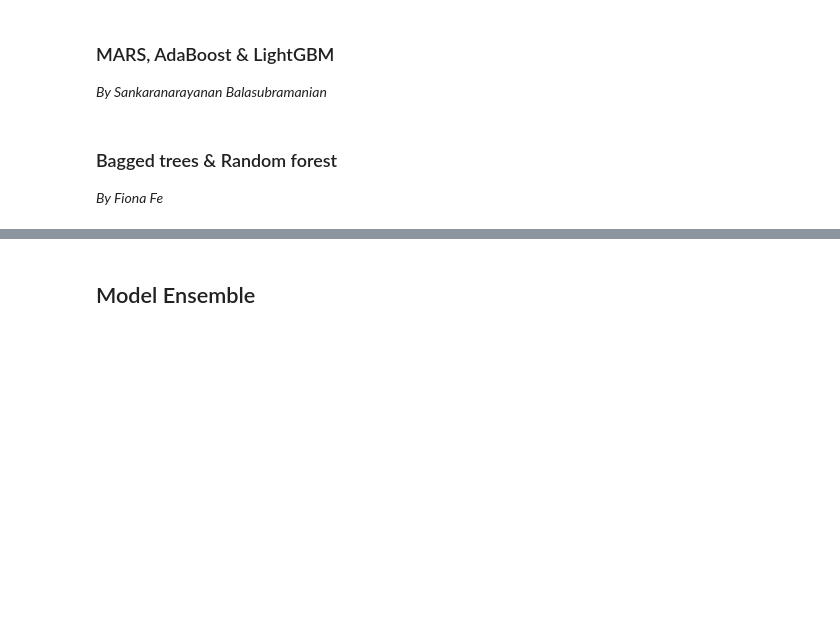
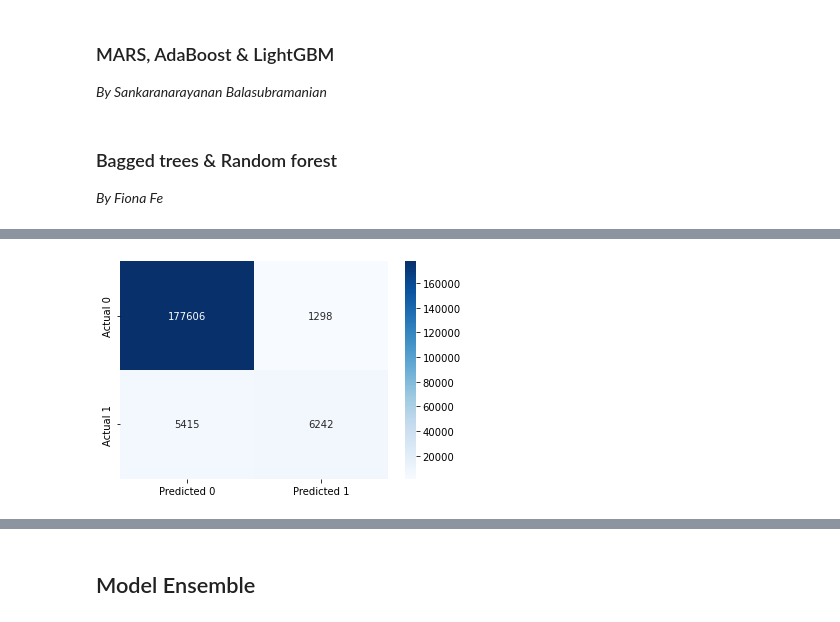
Before and after one commit to jprette/STAT-303-3, a Jupyter notebook: Documentation/Project Code Template.ipynb, the cells around one changed output, grey strips where cells are left out. Drawn from its saved outputs; the diff is of its cells as text; code cells hidden in the pictures; blank space fills up the shorter version.

```diff
--- a/Documentation/Project Code Template.ipynb
+++ b/Documentation/Project Code Template.ipynb
@@ -82,0 +203,26 @@ Put each model in a section of its name and mention the name of the team-member
+# %%
+train_xgb = data_xgb.copy()
+train_xgb['income'] = train_xgb['income'].apply(lambda x: 1 if x == ' 50000+.' else 0)
+
+test_xgb = pd.read_csv('../census-income.test',header=None)
+test_xgb.columns=column_names
+test_xgb.drop(['migr_change_msa','migr_change_reg','migr_move_msa','migr_sunbelt'],axis = 1,inplace=True)
+test_xgb.dropna(inplace=True)
+test_xgb.drop('inst_weight', axis=1, inplace=True)
+test_xgb['income'] = test_xgb['income'].apply(lambda x: 1 if x == ' 50000+.' else 0)
+# %%
+#label encoding. Have tried on-hot encoding, no difference in model performance. Thus used label to keep things cleaner
+label = [
+    'class', 'ind_code_det', 'occ_code_det', 'education', 'enroll_edu', 'marital',
+    'ind_code_maj', 'occ_code_maj', 'race', 'hisp_origin', 'sex', 'lab_union', 'reason_unemp',
+    'emp_status', 'tax_filer_stat', 'prev_res_area', 'prev_res_state',
+    'fam_state', 'fam_state_sum', 'lived_1yr', 'fam_members_u18', 'birth_dad', 'birth_mom', 'birth_self', 'citizenship',
+    'employed_status', 'veteran_admin', 'veteran_benefit', 'year']
+from sklearn import preprocessing
+
+lbl = preprocessing.LabelEncoder()
+for pred in label:
+    train_xgb[pred] = lbl.fit_transform(train_xgb[pred])
+    test_xgb[pred] = lbl.fit_transform(test_xgb[pred])
+    train_xgb[pred] = train_xgb[pred]
+train_xgb.head(2)
@@ -82,0 +266,6 @@ Put each model in a section of its name and mention the name of the team-member
+# %%
+X_train_xgb = train_xgb.drop(['income'],axis = 1)
+y_train_xgb = train_xgb.income
+X_test_xgb = test_xgb.drop(['income'],axis = 1)
+y_test_xgb = test_xgb.income
+X_train_xgb.shape
@@ -82,0 +274,4 @@ Put each model in a section of its name and mention the name of the team-member
+# %%
+#developing naive model for performance comparison
+model_xgb_naive = xgb.XGBClassifier(objective='binary:logistic').fit(X_train_xgb,y_train_xgb)
+df_naive_xgb = decision_threshold(model_xgb_naive)
@@ -82,0 +300,8 @@ Put each model in a section of its name and mention the name of the team-member
+# %%
+#training confusion matrix for naive xgb model
+y_pred_naivetrain = model_xgb_naive.predict(X_train_xgb)
+cm = pd.DataFrame(confusion_matrix(y_train_xgb, y_pred_naivetrain), columns=['Predicted 0', 'Predicted 1'],
+            index = ['Actual 0', 'Actual 1'])
+sns.heatmap(cm, annot=True, cmap='Blues', fmt='g');
+# %% [output]
+[figure, added]
```
Also changed, not shown: parts of 32 cells of this notebook, 1 other file.
